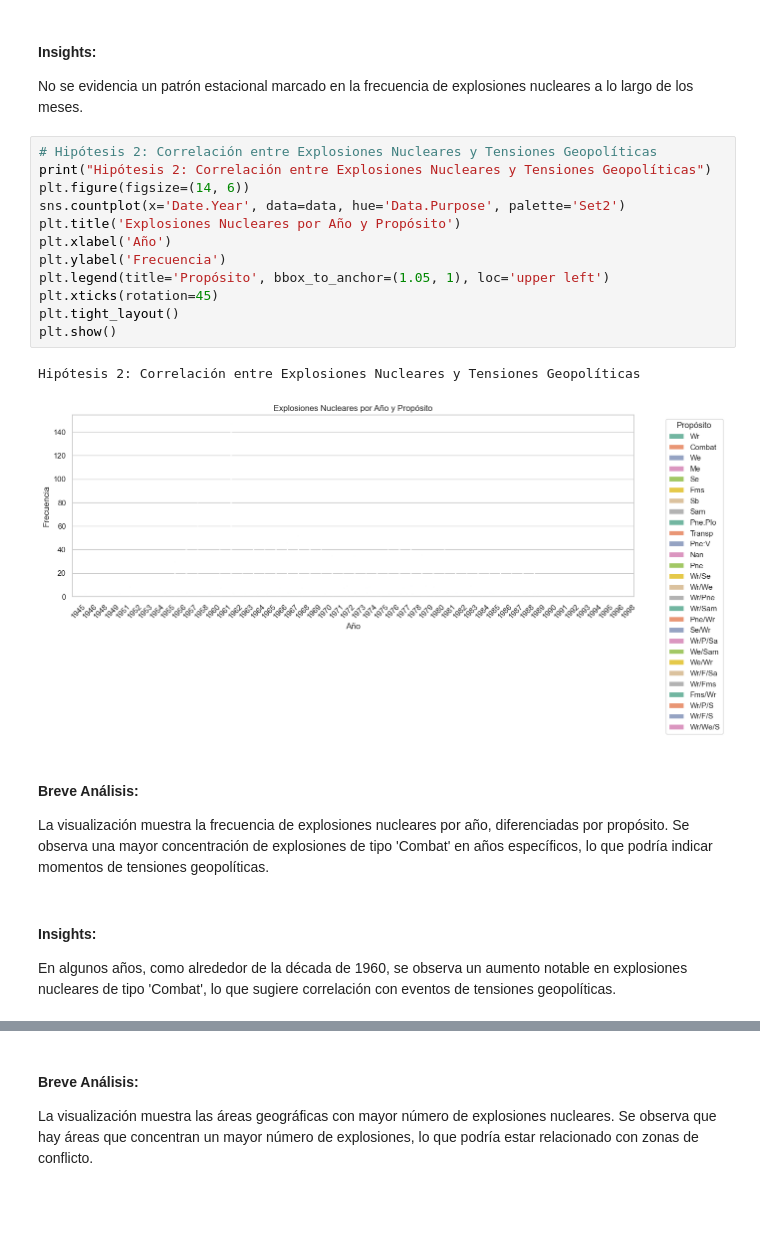
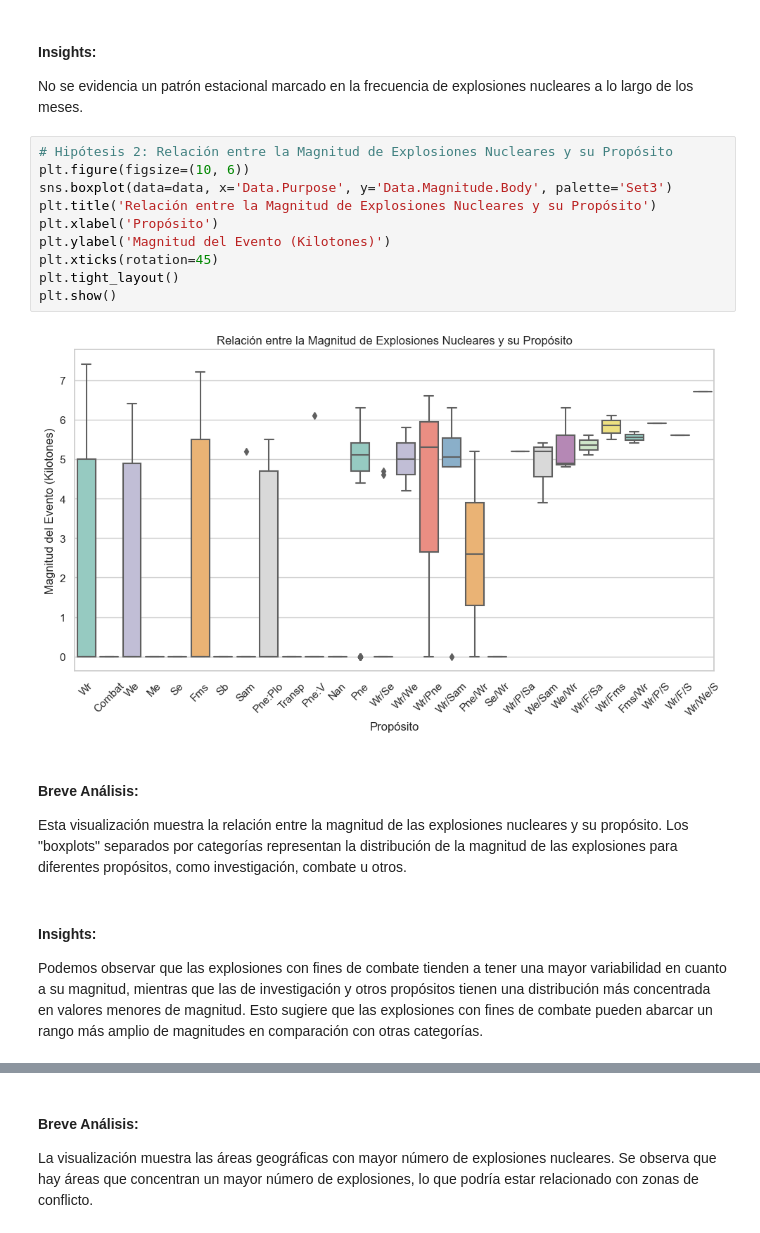
Before and after one commit to MatiasMnz/Data-Science-Nuclear-Explosion, a Jupyter notebook: nuclear.ipynb, the cells around one changed output, grey strips where cells are left out. Cells and saved outputs as stored; diff of their text form; blank space fills up the shorter version.

```diff
--- a/nuclear.ipynb
+++ b/nuclear.ipynb
@@ -315,29 +317,24 @@ lo que sugiere que las explosiones pueden ocurrir de manera uniforme a lo largo
 # %% [markdown]
 #### Insights:
 No se evidencia un patrón estacional marcado en la frecuencia de explosiones nucleares a lo largo de los meses.
-# %%
-# Hipótesis 2: Correlación entre Explosiones Nucleares y Tensiones Geopolíticas
-print("Hipótesis 2: Correlación entre Explosiones Nucleares y Tensiones Geopolíticas")
-plt.figure(figsize=(14, 6))
-sns.countplot(x='Date.Year', data=data, hue='Data.Purpose', palette='Set2')
-plt.title('Explosiones Nucleares por Año y Propósito')
-plt.xlabel('Año')
-plt.ylabel('Frecuencia')
-plt.legend(title='Propósito', bbox_to_anchor=(1.05, 1), loc='upper left')
-plt.xticks(rotation=45)
-plt.tight_layout()
-plt.show()
-# %% [output]
-Hipótesis 2: Correlación entre Explosiones Nucleares y Tensiones Geopolíticas
-[figure, removed]
-# %% [markdown]
-#### Breve Análisis:
-La visualización muestra la frecuencia de explosiones nucleares por año, diferenciadas por propósito. Se observa una
-mayor concentración de explosiones de tipo 'Combat' en años específicos, lo que podría indicar momentos de tensiones geopolíticas.
-# %% [markdown]
-#### Insights:
-En algunos años, como alrededor de la década de 1960, se observa un aumento notable en explosiones nucleares de tipo 'Combat',
-lo que sugiere correlación con eventos de tensiones geopolíticas.
+# %%
+# Hipótesis 2: Relación entre la Magnitud de Explosiones Nucleares y su Propósito
+plt.figure(figsize=(10, 6))
+sns.boxplot(data=data, x='Data.Purpose', y='Data.Magnitude.Body', palette='Set3')
+plt.title('Relación entre la Magnitud de Explosiones Nucleares y su Propósito')
+plt.xlabel('Propósito')
+plt.ylabel('Magnitud del Evento (Kilotones)')
+plt.xticks(rotation=45)
+plt.tight_layout()
+plt.show()
+# %% [output]
+[figure, added]
+# %% [markdown]
+#### Breve Análisis:
+Esta visualización muestra la relación entre la magnitud de las explosiones nucleares y su propósito. Los "boxplots" separados por categorías representan la distribución de la magnitud de las explosiones para diferentes propósitos, como investigación, combate u otros.
+# %% [markdown]
+#### Insights:
+Podemos observar que las explosiones con fines de combate tienden a tener una mayor variabilidad en cuanto a su magnitud, mientras que las de investigación y otros propósitos tienen una distribución más concentrada en valores menores de magnitud. Esto sugiere que las explosiones con fines de combate pueden abarcar un rango más amplio de magnitudes en comparación con otras categorías.
 # %%
 # Hipótesis 3: Concentración de Explosiones Nucleares en Áreas de Conflicto
 print("Hipótesis 3: Concentración de Explosiones Nucleares en Áreas de Conflicto")
```
Also changed, not shown: parts of 14 cells of this notebook.
